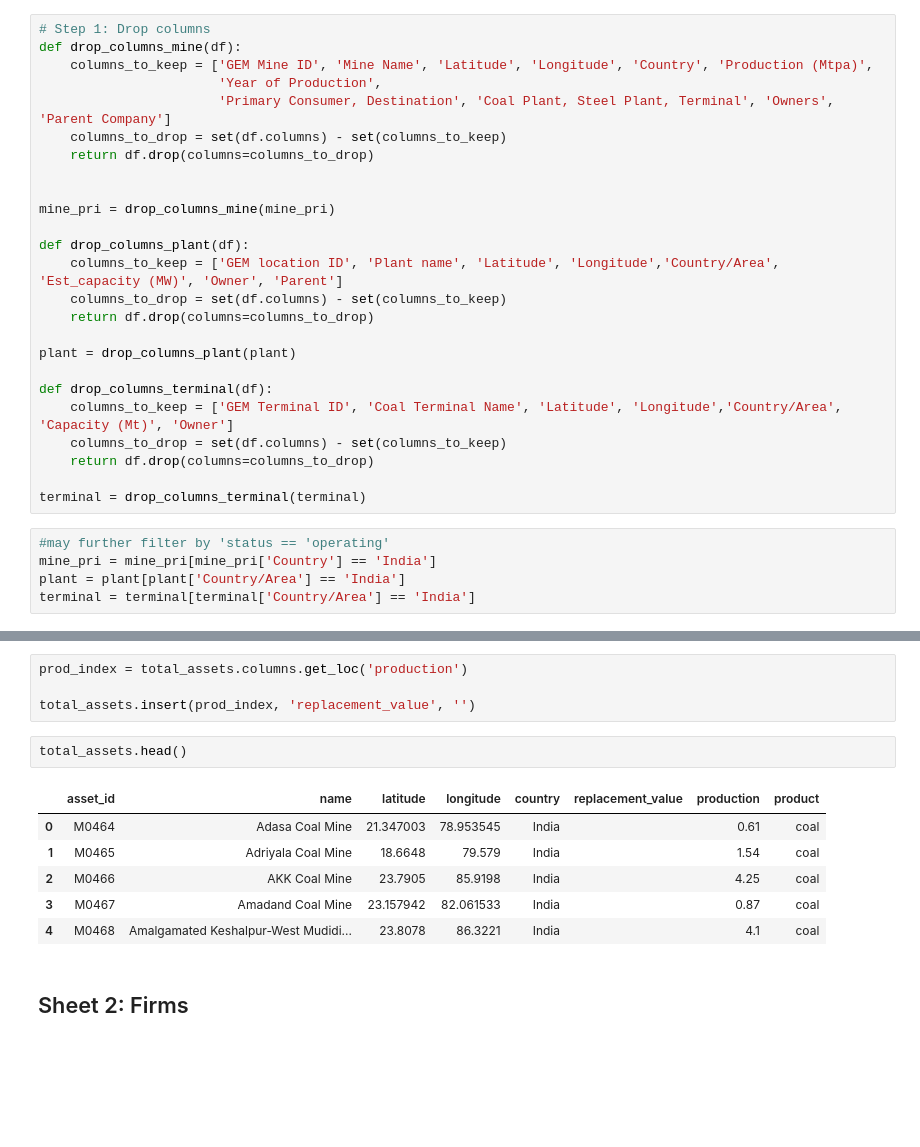
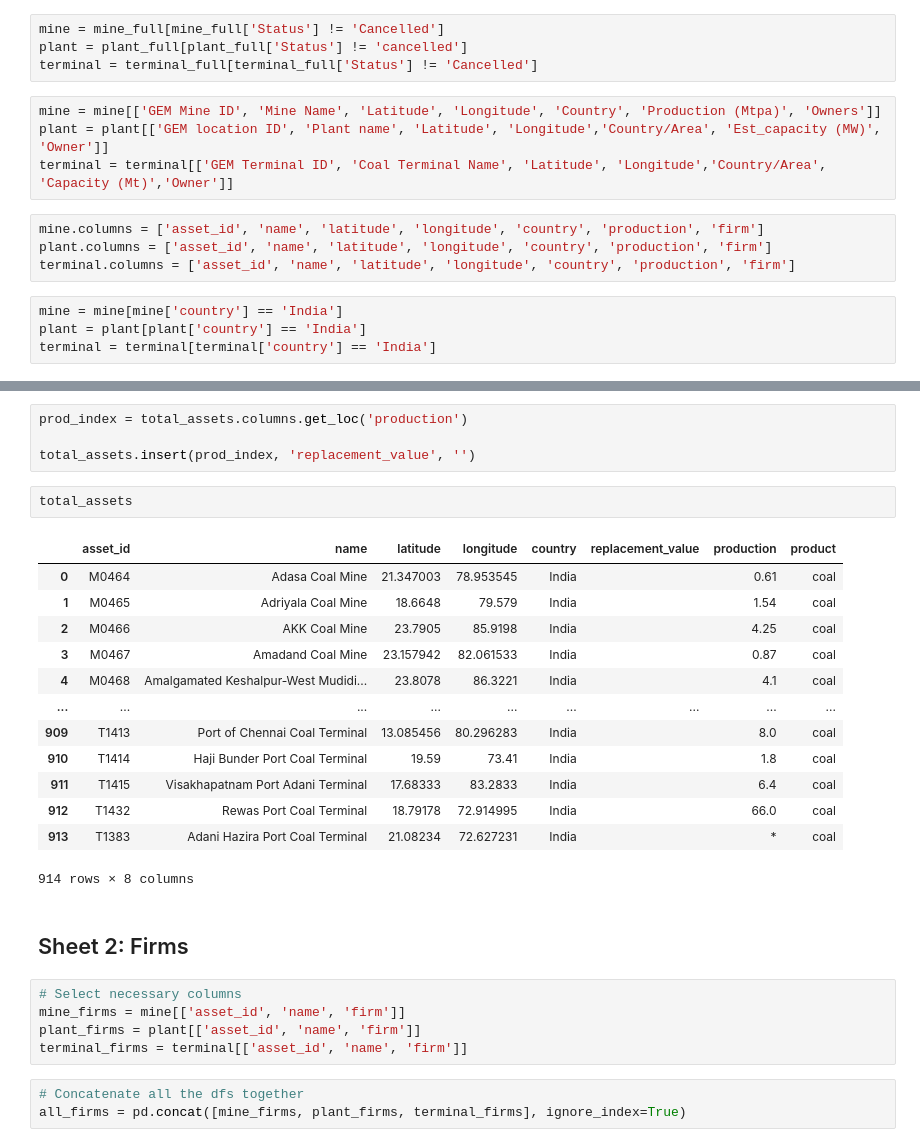
Before and after one commit to yingtian1/Thesis_2425, a Jupyter notebook: Preprocessing_mine.ipynb, the cells around one changed output, grey strips where cells are left out. Drawn from its saved outputs; the diff is of its cells as text; blank space fills up the shorter version.

Commit message:
firms $ ownership sheets

```diff
--- a/Preprocessing_mine.ipynb
+++ b/Preprocessing_mine.ipynb
@@ -20,30 +23,16 @@ terminal = pd.read_excel("./Data/new coal/Global-Coal-Terminals-Tracker-December
+# %%
+mine = mine_full[mine_full['Status'] != 'Cancelled']
+plant = plant_full[plant_full['Status'] != 'cancelled']
+terminal = terminal_full[terminal_full['Status'] != 'Cancelled']
 # %%
-# Step 1: Drop columns
-def drop_columns_mine(df):
-    columns_to_keep = ['GEM Mine ID', 'Mine Name', 'Latitude', 'Longitude', 'Country', 'Production (Mtpa)',
-                       'Year of Production',
-                       'Primary Consumer, Destination', 'Coal Plant, Steel Plant, Terminal', 'Owners', 'Parent Company']
-    columns_to_drop = set(df.columns) - set(columns_to_keep)
-    return df.drop(columns=columns_to_drop)
-
-
-mine_pri = drop_columns_mine(mine_pri)
-
-def drop_columns_plant(df):
-    columns_to_keep = ['GEM location ID', 'Plant name', 'Latitude', 'Longitude','Country/Area', 'Est_capacity (MW)', 'Owner', 'Parent']
-    columns_to_drop = set(df.columns) - set(columns_to_keep)
-    return df.drop(columns=columns_to_drop)
-
-plant = drop_columns_plant(plant)
-
-def drop_columns_terminal(df):
-    columns_to_keep = ['GEM Terminal ID', 'Coal Terminal Name', 'Latitude', 'Longitude','Country/Area', 'Capacity (Mt)', 'Owner']
-    columns_to_drop = set(df.columns) - set(columns_to_keep)
-    return df.drop(columns=columns_to_drop)
-
-terminal = drop_columns_terminal(terminal)
+mine = mine[['GEM Mine ID', 'Mine Name', 'Latitude', 'Longitude', 'Country', 'Production (Mtpa)', 'Owners']]
+plant = plant[['GEM location ID', 'Plant name', 'Latitude', 'Longitude','Country/Area', 'Est_capacity (MW)', 'Owner']]
+terminal = terminal[['GEM Terminal ID', 'Coal Terminal Name', 'Latitude', 'Longitude','Country/Area', 'Capacity (Mt)','Owner']]
+# %%
+mine.columns = ['asset_id', 'name', 'latitude', 'longitude', 'country', 'production', 'firm']
+plant.columns = ['asset_id', 'name', 'latitude', 'longitude', 'country', 'production', 'firm']
+terminal.columns = ['asset_id', 'name', 'latitude', 'longitude', 'country', 'production', 'firm']
 # %%
-#may further filter by 'status == 'operating'
-mine_pri = mine_pri[mine_pri['Country'] == 'India']
-plant = plant[plant['Country/Area'] == 'India']
-terminal = terminal[terminal['Country/Area'] == 'India']
+mine = mine[mine['country'] == 'India']
+plant = plant[plant['country'] == 'India']
+terminal = terminal[terminal['country'] == 'India']
@@ -131,13 +118,28 @@ prod_index = total_assets.columns.get_loc('production')
 
 total_assets.insert(prod_index, 'replacement_value', '')
 # %%
-total_assets.head()
+total_assets
 # %% [output]
 |  | asset_id | name | latitude | longitude | country | replacement_value | production | product |
 | 0 | M0464 | Adasa Coal Mine | 21.347003 | 78.953545 | India |  | 0.61 | coal |
 | 1 | M0465 | Adriyala Coal Mine | 18.6648 | 79.579 | India |  | 1.54 | coal |
 | 2 | M0466 | AKK Coal Mine | 23.7905 | 85.9198 | India |  | 4.25 | coal |
 | 3 | M0467 | Amadand Coal Mine | 23.157942 | 82.061533 | India |  | 0.87 | coal |
 | 4 | M0468 | Amalgamated Keshalpur-West Mudidi... | 23.8078 | 86.3221 | India |  | 4.1 | coal |
+| ... | ... | ... | ... | ... | ... | ... | ... | ... |
+| 909 | T1413 | Port of Chennai Coal Terminal | 13.085456 | 80.296283 | India |  | 8.0 | coal |
+| 910 | T1414 | Haji Bunder Port Coal Terminal | 19.59 | 73.41 | India |  | 1.8 | coal |
+| 911 | T1415 | Visakhapatnam Port Adani Terminal | 17.68333 | 83.2833 | India |  | 6.4 | coal |
+| 912 | T1432 | Rewas Port Coal Terminal | 18.79178 | 72.914995 | India |  | 66.0 | coal |
+| 913 | T1383 | Adani Hazira Port Coal Terminal | 21.08234 | 72.627231 | India |  | * | coal |
+914 rows × 8 columns
 # %% [markdown]
 ## Sheet 2: Firms
+# %%
+# Select necessary columns
+mine_firms = mine[['asset_id', 'name', 'firm']]
+plant_firms = plant[['asset_id', 'name', 'firm']]
+terminal_firms = terminal[['asset_id', 'name', 'firm']]
+# %%
+# Concatenate all the dfs together
+all_firms = pd.concat([mine_firms, plant_firms, terminal_firms], ignore_index=True)
```
Also changed, not shown: parts of 49 cells of this notebook, 6 other files.
